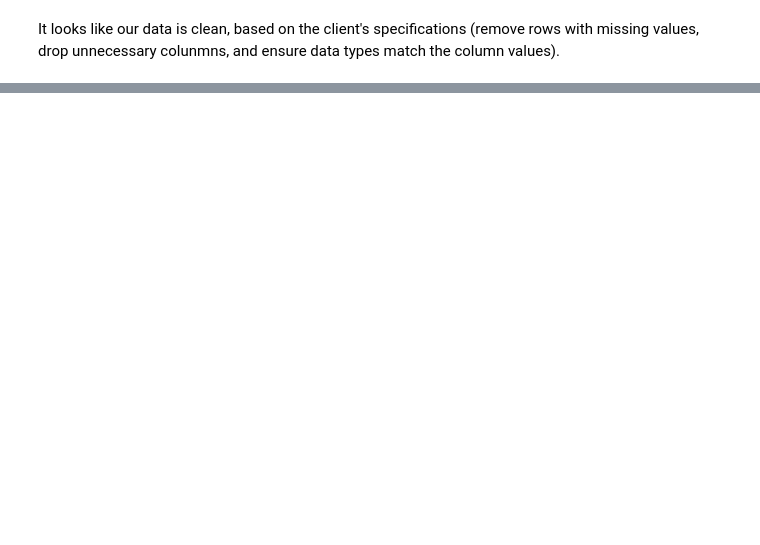
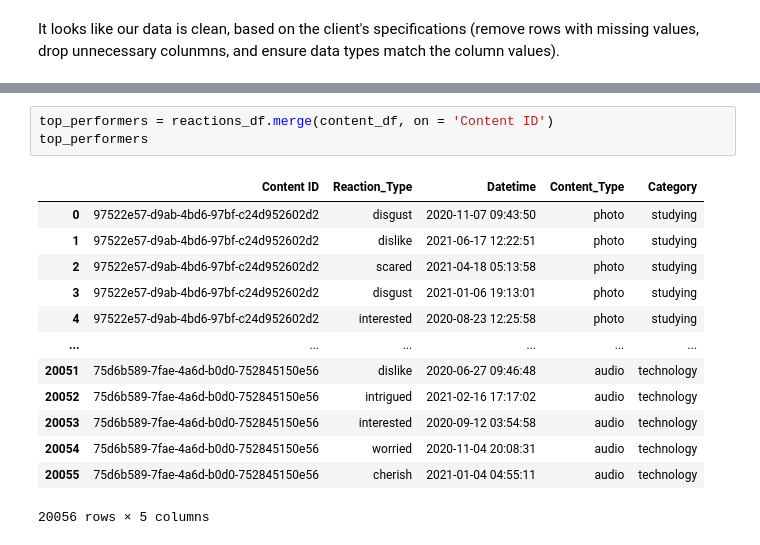
Before and after one commit to emgerber88/accenture_forage_virtual_experience, a Jupyter notebook: SocialBuzz_EDA_Analysis.ipynb, the cells around one changed output, grey strips where cells are left out. Drawn from its saved outputs; the diff is of its cells as text; blank space fills up the shorter version.

```diff
--- a/SocialBuzz_EDA_Analysis.ipynb
+++ b/SocialBuzz_EDA_Analysis.ipynb
@@ -197,0 +253,17 @@ It looks like our data is clean, based on the client's specifications (remove ro
+# %%
+top_performers = reactions_df.merge(content_df, on = 'Content ID')
+top_performers
+# %% [output]
+|  | Content ID | Reaction_Type | Datetime | Content_Type | Category |
+| 0 | 97522e57-d9ab-4bd6-97bf-c24d952602d2 | disgust | 2020-11-07 09:43:50 | photo | studying |
+| 1 | 97522e57-d9ab-4bd6-97bf-c24d952602d2 | dislike | 2021-06-17 12:22:51 | photo | studying |
+| 2 | 97522e57-d9ab-4bd6-97bf-c24d952602d2 | scared | 2021-04-18 05:13:58 | photo | studying |
+| 3 | 97522e57-d9ab-4bd6-97bf-c24d952602d2 | disgust | 2021-01-06 19:13:01 | photo | studying |
+| 4 | 97522e57-d9ab-4bd6-97bf-c24d952602d2 | interested | 2020-08-23 12:25:58 | photo | studying |
+| ... | ... | ... | ... | ... | ... |
+| 20051 | 75d6b589-7fae-4a6d-b0d0-752845150e56 | dislike | 2020-06-27 09:46:48 | audio | technology |
+| 20052 | 75d6b589-7fae-4a6d-b0d0-752845150e56 | intrigued | 2021-02-16 17:17:02 | audio | technology |
+| 20053 | 75d6b589-7fae-4a6d-b0d0-752845150e56 | interested | 2020-09-12 03:54:58 | audio | technology |
+| 20054 | 75d6b589-7fae-4a6d-b0d0-752845150e56 | worried | 2020-11-04 20:08:31 | audio | technology |
+| 20055 | 75d6b589-7fae-4a6d-b0d0-752845150e56 | cherish | 2021-01-04 04:55:11 | audio | technology |
+20056 rows × 5 columns
```
Also changed, not shown: parts of 15 cells of this notebook.
